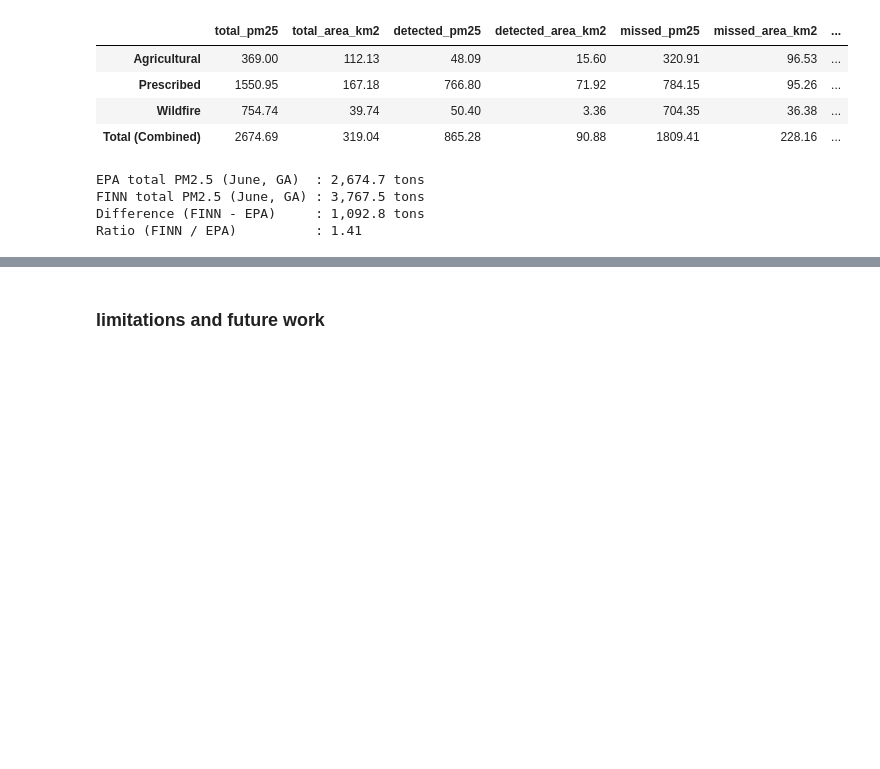
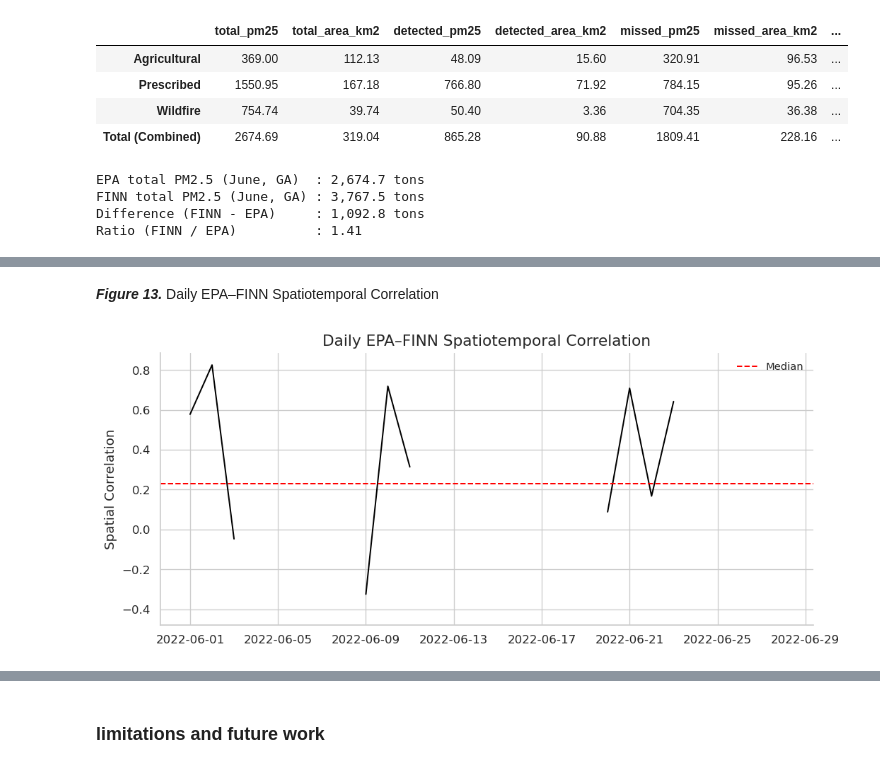
Before and after one commit to spatrin/SP-SOARS-Project, a Jupyter notebook: final (1).ipynb, the cells around one changed output, grey strips where cells are left out. Saved outputs shown, nothing was run; the diff lists cells and outputs as text; code cells hidden in the pictures; blank space fills up the shorter version.

```diff
--- a/final (1).ipynb
+++ b/final (1).ipynb
@@ -1192,0 +1485,34 @@ ValueError: All arrays must be of the same length
+# %% [markdown]
+***Figure 13.*** Daily EPA–FINN Spatiotemporal Correlation
+# %%
+fig, ax = plt.subplots(
+    figsize=(9,4)
+)
+
+ax.plot(
+    daily_spatial_corr["date"],
+    daily_spatial_corr["corr"],
+    color="black"
+)
+
+ax.axhline(
+    daily_spatial_corr["corr"].median(),
+    color="red",
+    ls="--",
+    label="Median"
+)
+
+ax.legend()
+
+ax.set_ylabel(
+    "Spatial Correlation"
+)
+
+ax.set_title(
+    "Daily EPA–FINN Spatiotemporal Correlation"
+)
+
+plt.tight_layout()
+plt.show()
+# %% [output]
+[figure, added]
```
Also changed, not shown: parts of 50 cells of this notebook.
